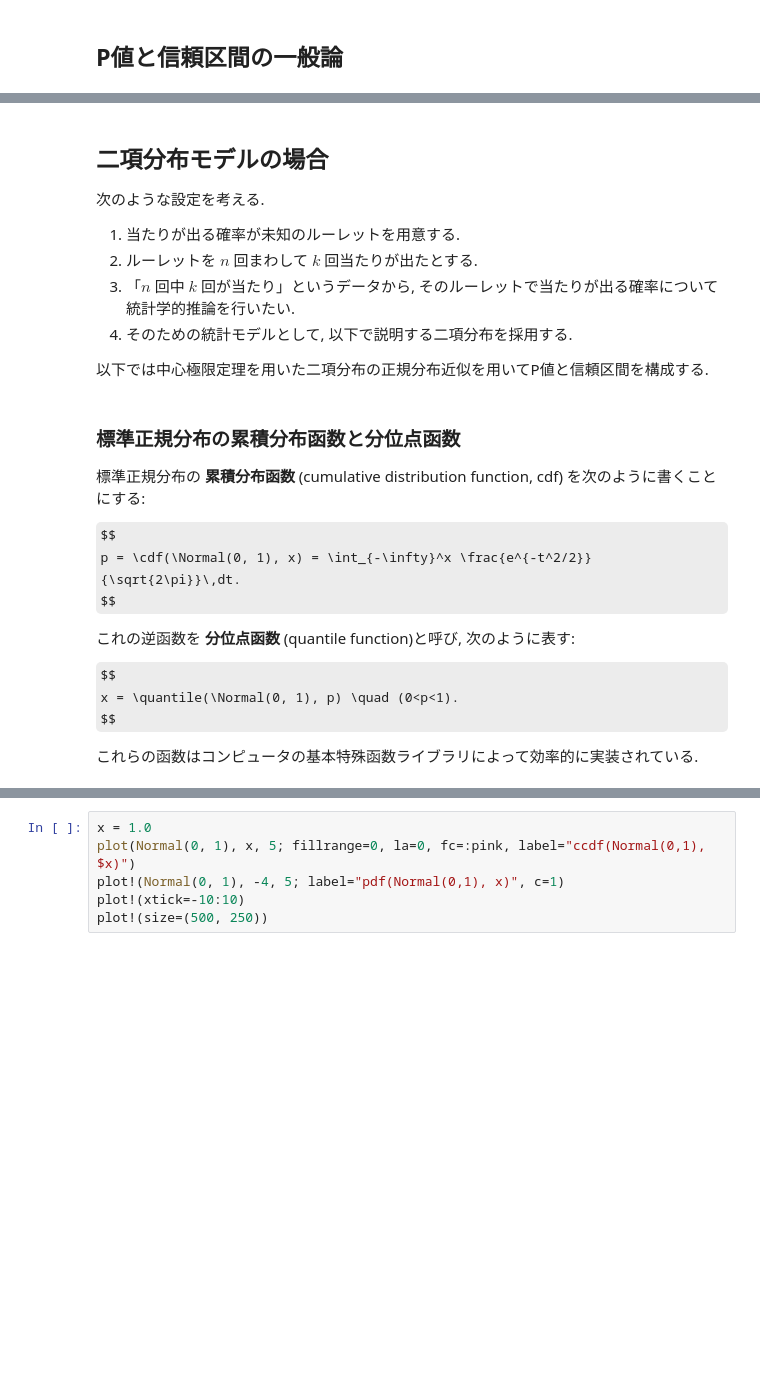
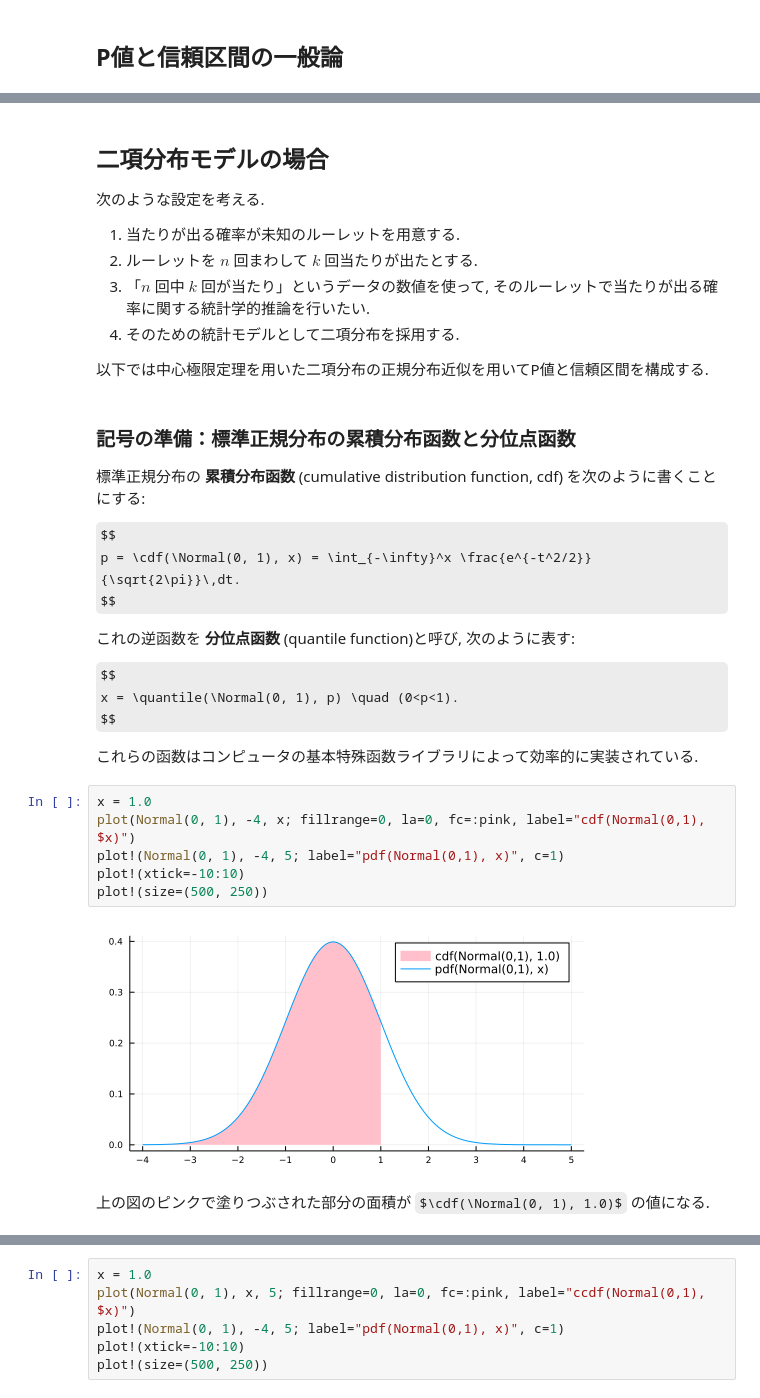
Before and after one commit to genkuroki/HighSchoolMath, a Jupyter notebook: StatIntro.ipynb, the cells around one changed output, grey strips where cells are left out. Saved outputs shown, nothing was run; the diff lists cells and outputs as text; some formulas as TeX source; blank space fills up the shorter version.

```diff
--- a/StatIntro.ipynb
+++ b/StatIntro.ipynb
@@ -900,12 +976,12 @@ __注意:__ 有意水準と信頼度は統計分析の対象となる現実の
 
 1. 当たりが出る確率が未知のルーレットを用意する.
 2. ルーレットを $n$ 回まわして $k$ 回当たりが出たとする.
-3. 「$n$ 回中 $k$ 回が当たり」というデータから, そのルーレットで当たりが出る確率について統計学的推論を行いたい.
-4. そのための統計モデルとして, 以下で説明する二項分布を採用する.
+3. 「$n$ 回中 $k$ 回が当たり」というデータの数値を使って, そのルーレットで当たりが出る確率に関する統計学的推論を行いたい.
+4. そのための統計モデルとして二項分布を採用する.
 
 以下では中心極限定理を用いた二項分布の正規分布近似を用いてP値と信頼区間を構成する.
 # %% [markdown]
-### 標準正規分布の累積分布函数と分位点函数
+### 記号の準備：標準正規分布の累積分布函数と分位点函数
 
 標準正規分布の __累積分布函数__ (cumulative distribution function, cdf) を次のように書くことにする:
 
@@ -920,3 +996,13 @@ x = \quantile(\Normal(0, 1), p) \quad (0<p<1).
 $$
 
 これらの函数はコンピュータの基本特殊函数ライブラリによって効率的に実装されている.
+# %%
+x = 1.0
+plot(Normal(0, 1), -4, x; fillrange=0, la=0, fc=:pink, label="cdf(Normal(0,1), $x)")
+plot!(Normal(0, 1), -4, 5; label="pdf(Normal(0,1), x)", c=1)
+plot!(xtick=-10:10)
+plot!(size=(500, 250))
+# %% [output]
+[figure, added]
+# %% [markdown]
+上の図のピンクで塗りつぶされた部分の面積が $\cdf(\Normal(0, 1), 1.0)$ の値になる.
```
Also changed, not shown: parts of 43 cells of this notebook, 2 other files.
